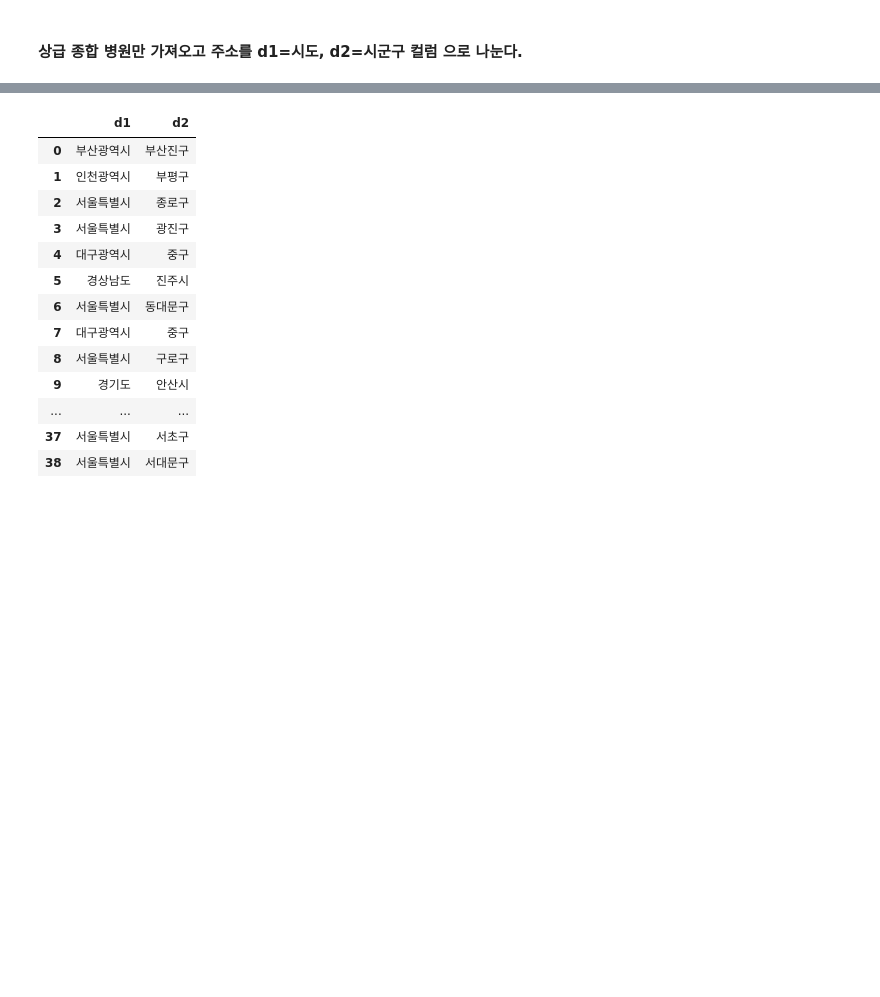
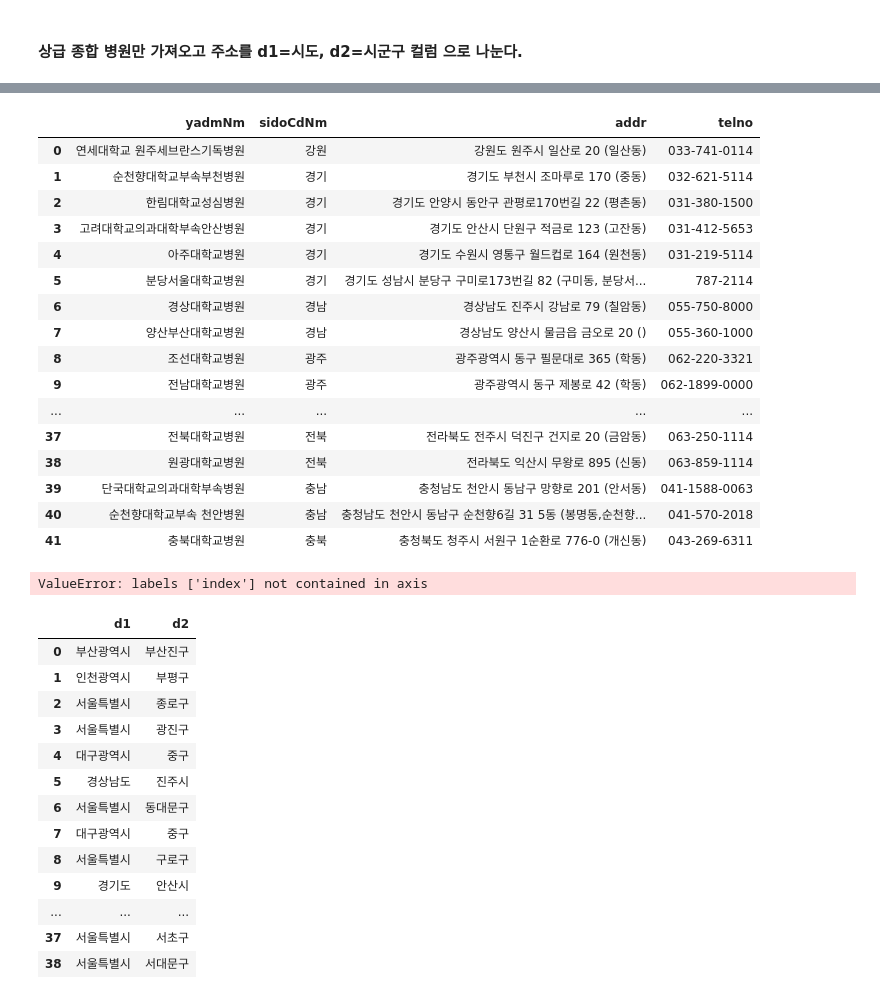
Before and after one commit to bongbongd/hospital_index, a Jupyter notebook: hospital_index1.ipynb, the cells around one changed output, grey strips where cells are left out. Cells and saved outputs as stored; diff of their text form; code cells hidden in the pictures; blank space fills up the shorter version.

```diff
--- a/hospital_index1.ipynb
+++ b/hospital_index1.ipynb
@@ -104,3 +152,27 @@ Name: yadmNm, Length: 302, dtype: object
+# %%
+new.reset_index(drop=True)
+# %% [output]
+|  | yadmNm | sidoCdNm | addr | telno |
+| 0 | 연세대학교 원주세브란스기독병원 | 강원 | 강원도 원주시 일산로 20 (일산동) | 033-741-0114 |
+| 1 | 순천향대학교부속부천병원 | 경기 | 경기도 부천시 조마루로 170 (중동) | 032-621-5114 |
+| 2 | 한림대학교성심병원 | 경기 | 경기도 안양시 동안구 관평로170번길 22 (평촌동) | 031-380-1500 |
+| 3 | 고려대학교의과대학부속안산병원 | 경기 | 경기도 안산시 단원구 적금로 123 (고잔동) | 031-412-5653 |
+| 4 | 아주대학교병원 | 경기 | 경기도 수원시 영통구 월드컵로 164 (원천동) | 031-219-5114 |
+| 5 | 분당서울대학교병원 | 경기 | 경기도 성남시 분당구 구미로173번길 82 (구미동, 분당서... | 787-2114 |
+| 6 | 경상대학교병원 | 경남 | 경상남도 진주시 강남로 79 (칠암동) | 055-750-8000 |
+| 7 | 양산부산대학교병원 | 경남 | 경상남도 양산시 물금읍 금오로 20 () | 055-360-1000 |
+| 8 | 조선대학교병원 | 광주 | 광주광역시 동구 필문대로 365 (학동) | 062-220-3321 |
+| 9 | 전남대학교병원 | 광주 | 광주광역시 동구 제봉로 42 (학동) | 062-1899-0000 |
+| ... | ... | ... | ... | ... |
+| 37 | 전북대학교병원 | 전북 | 전라북도 전주시 덕진구 건지로 20 (금암동) | 063-250-1114 |
+| 38 | 원광대학교병원 | 전북 | 전라북도 익산시 무왕로 895 (신동) | 063-859-1114 |
+| 39 | 단국대학교의과대학부속병원 | 충남 | 충청남도 천안시 동남구 망향로 201 (안서동) | 041-1588-0063 |
+| 40 | 순천향대학교부속 천안병원 | 충남 | 충청남도 천안시 동남구 순천향6길 31 5동 (봉명동,순천향... | 041-570-2018 |
+| 41 | 충북대학교병원 | 충북 | 충청북도 청주시 서원구 1순환로 776-0 (개신동) | 043-269-6311 |
+# %%
+new.drop('index')
+# %% [output]
+ValueError: labels ['index'] not contained in axis
 # %%
 # 상급 종합 병원
 upper_geneal_df = df1[df1.clCdNm=='상급종합']
```
Also changed, not shown: parts of 8 cells of this notebook, 2 other files.
